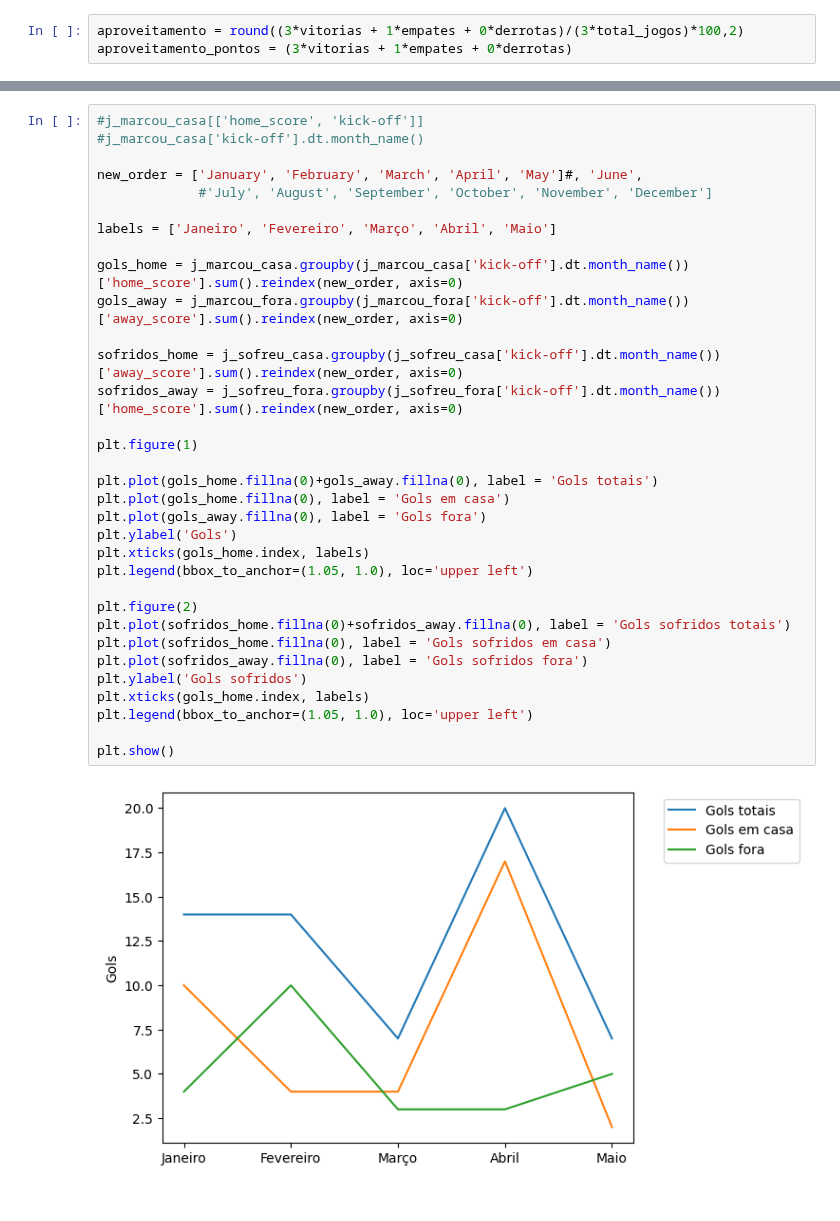
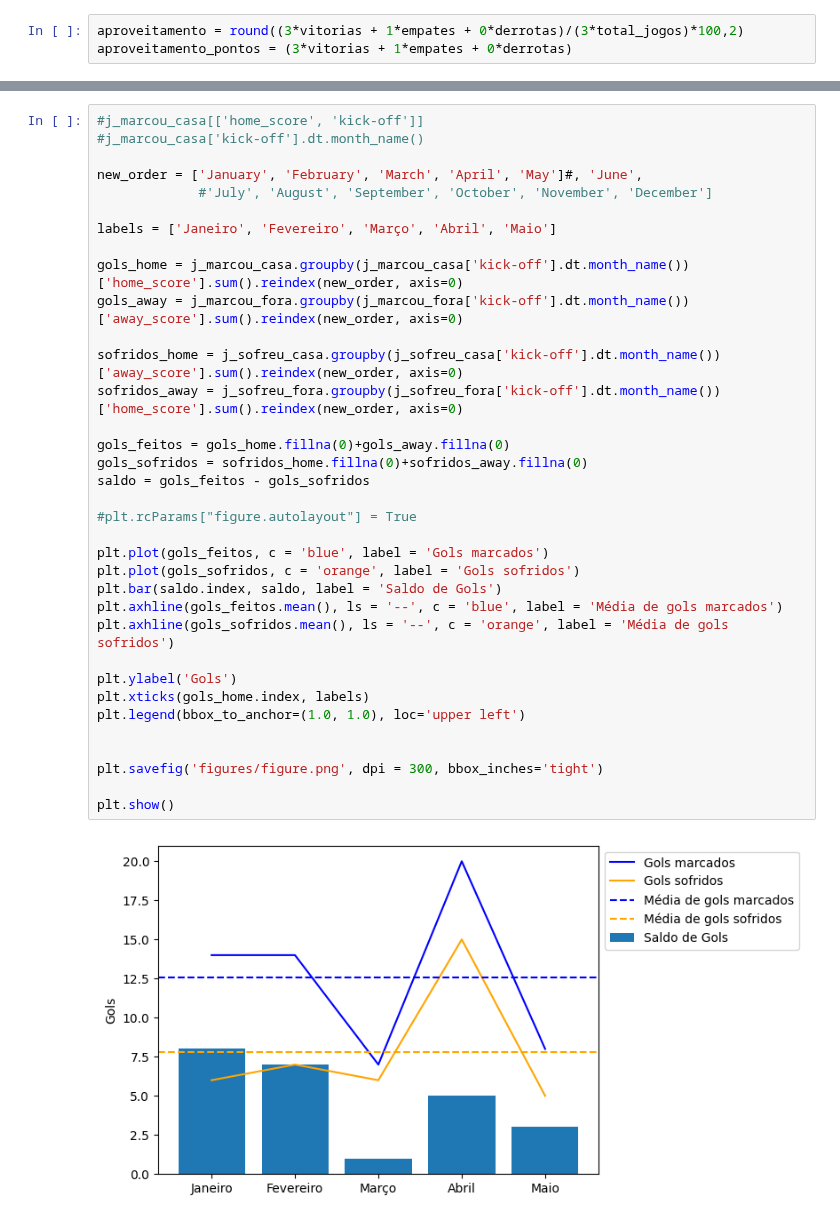
Before and after one commit to williamjouse/jogos-Flamengo-2023, a Jupyter notebook: analysis.ipynb, the cells around one changed output, grey strips where cells are left out. Saved outputs shown, nothing was run; the diff lists cells and outputs as text.

```diff
--- a/analysis.ipynb
+++ b/analysis.ipynb
@@ -181,35 +181,37 @@ Aproveitamento pontos: 55/96
 # %%
 #j_marcou_casa[['home_score', 'kick-off']]
 #j_marcou_casa['kick-off'].dt.month_name()
 
 new_order = ['January', 'February', 'March', 'April', 'May']#, 'June',
              #'July', 'August', 'September', 'October', 'November', 'December']
 
 labels = ['Janeiro', 'Fevereiro', 'Março', 'Abril', 'Maio']
 
 gols_home = j_marcou_casa.groupby(j_marcou_casa['kick-off'].dt.month_name())['home_score'].sum().reindex(new_order, axis=0)
 gols_away = j_marcou_fora.groupby(j_marcou_fora['kick-off'].dt.month_name())['away_score'].sum().reindex(new_order, axis=0)
 
 sofridos_home = j_sofreu_casa.groupby(j_sofreu_casa['kick-off'].dt.month_name())['away_score'].sum().reindex(new_order, axis=0)
 sofridos_away = j_sofreu_fora.groupby(j_sofreu_fora['kick-off'].dt.month_name())['home_score'].sum().reindex(new_order, axis=0)
 
-plt.figure(1)
+gols_feitos = gols_home.fillna(0)+gols_away.fillna(0)
+gols_sofridos = sofridos_home.fillna(0)+sofridos_away.fillna(0)
+saldo = gols_feitos - gols_sofridos
 
-plt.plot(gols_home.fillna(0)+gols_away.fillna(0), label = 'Gols totais')
-plt.plot(gols_home.fillna(0), label = 'Gols em casa')
-plt.plot(gols_away.fillna(0), label = 'Gols fora')
+#plt.rcParams["figure.autolayout"] = True
+
+plt.plot(gols_feitos, c = 'blue', label = 'Gols marcados')
+plt.plot(gols_sofridos, c = 'orange', label = 'Gols sofridos')
+plt.bar(saldo.index, saldo, label = 'Saldo de Gols')
+plt.axhline(gols_feitos.mean(), ls = '--', c = 'blue', label = 'Média de gols marcados')
+plt.axhline(gols_sofridos.mean(), ls = '--', c = 'orange', label = 'Média de gols sofridos')
+
 plt.ylabel('Gols')
 plt.xticks(gols_home.index, labels)
-plt.legend(bbox_to_anchor=(1.05, 1.0), loc='upper left')
+plt.legend(bbox_to_anchor=(1.0, 1.0), loc='upper left')
 
-plt.figure(2)
-plt.plot(sofridos_home.fillna(0)+sofridos_away.fillna(0), label = 'Gols sofridos totais')
-plt.plot(sofridos_home.fillna(0), label = 'Gols sofridos em casa')
-plt.plot(sofridos_away.fillna(0), label = 'Gols sofridos fora')
-plt.ylabel('Gols sofridos')
-plt.xticks(gols_home.index, labels)
-plt.legend(bbox_to_anchor=(1.05, 1.0), loc='upper left')
+
+plt.savefig('figures/figure.png', dpi = 300, bbox_inches='tight')
 
 plt.show()
 # %% [output]
-[figure, old version]
+[figure, new version]
```
Also changed, not shown: parts of 5 cells of this notebook, 5 other files.
